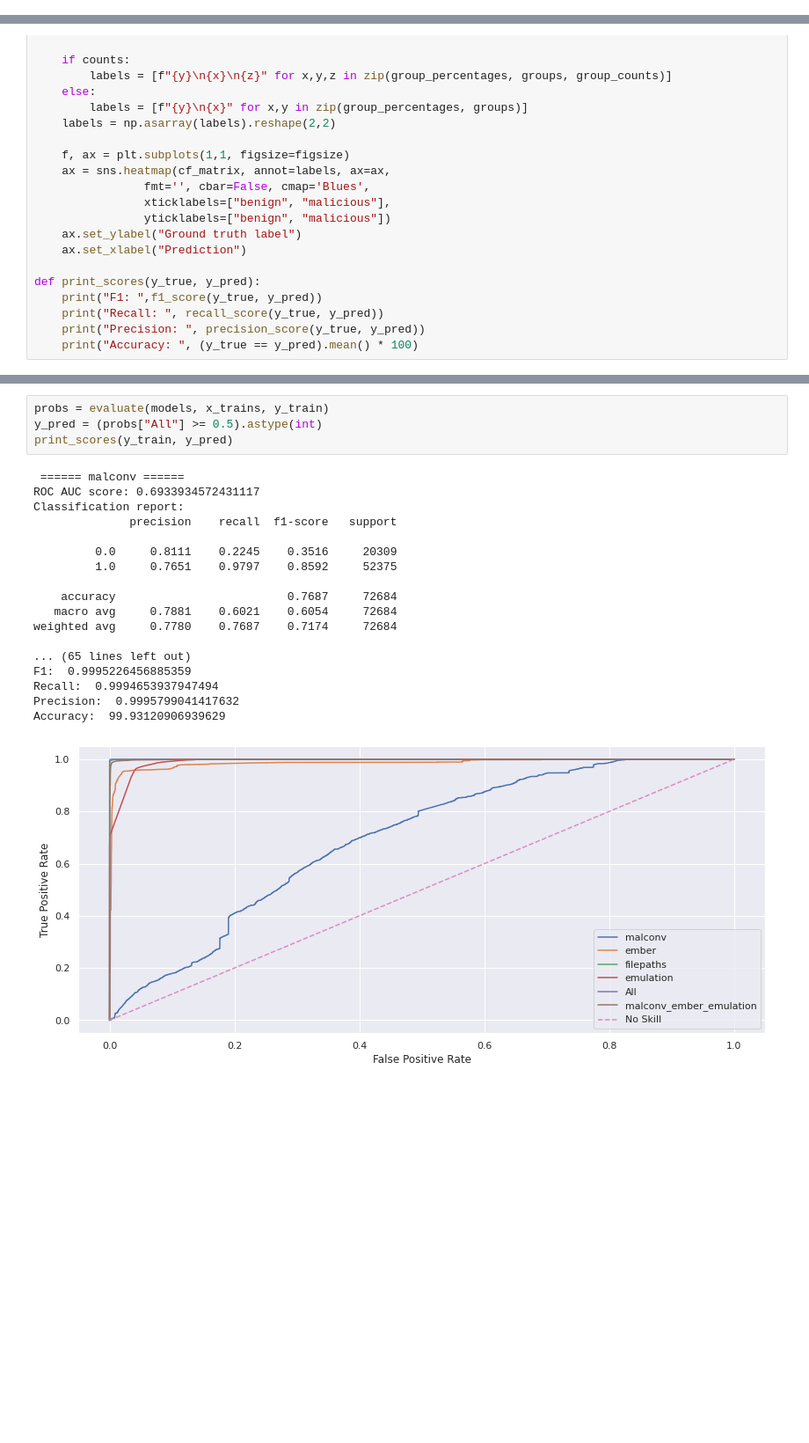
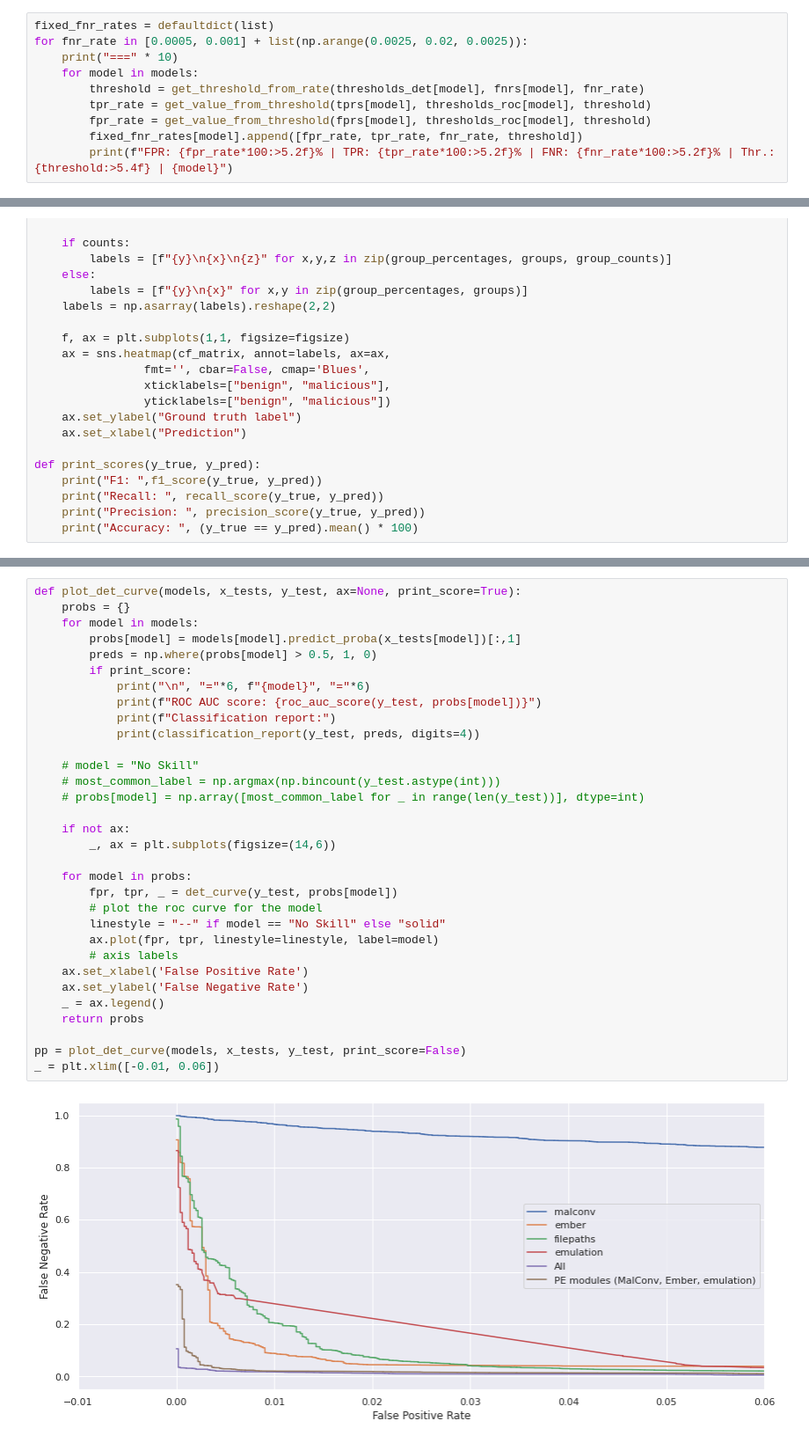
Before and after one commit to dtrizna/quo.vadis, a Jupyter notebook: evaluation/composite/composite_model_evaluation.ipynb, the cells around one changed output, grey strips where cells are left out. Shown: that part at 88% size. Cells and saved outputs as stored; diff of their text form; blank space fills up the shorter version.

```diff
--- a/evaluation/composite/composite_model_evaluation.ipynb
+++ b/evaluation/composite/composite_model_evaluation.ipynb
@@ -156,0 +206,10 @@ weighted avg     0.9749    0.9750    0.9749     18172
+# %%
+fixed_fnr_rates = defaultdict(list)
+for fnr_rate in [0.0005, 0.001] + list(np.arange(0.0025, 0.02, 0.0025)):
+    print("===" * 10)
+    for model in models:
+        threshold = get_threshold_from_rate(thresholds_det[model], fnrs[model], fnr_rate)
+        tpr_rate = get_value_from_threshold(tprs[model], thresholds_roc[model], threshold)
+        fpr_rate = get_value_from_threshold(fprs[model], thresholds_roc[model], threshold)
+        fixed_fnr_rates[model].append([fpr_rate, tpr_rate, fnr_rate, threshold])
+        print(f"FPR: {fpr_rate*100:>5.2f}% | TPR: {tpr_rate*100:>5.2f}% | FNR: {fnr_rate*100:>5.2f}% | Thr.: {threshold:>5.4f} | {model}")
@@ -208,23 +306,34 @@ Accuracy:  98.59674224081004
-# %%
-probs = evaluate(models, x_trains, y_train)
-y_pred = (probs["All"] >= 0.5).astype(int)
-print_scores(y_train, y_pred)
-# %% [output]
- ====== malconv ======
-ROC AUC score: 0.6933934572431117
-Classification report:
-              precision    recall  f1-score   support
-
-         0.0     0.8111    0.2245    0.3516     20309
-         1.0     0.7651    0.9797    0.8592     52375
-
-    accuracy                         0.7687     72684
-   macro avg     0.7881    0.6021    0.6054     72684
-weighted avg     0.7780    0.7687    0.7174     72684
-
-... (65 lines left out)
-F1:  0.9995226456885359
-Recall:  0.9994653937947494
-Precision:  0.9995799041417632
-Accuracy:  99.93120906939629
-[figure, removed]
+# %%
+def plot_det_curve(models, x_tests, y_test, ax=None, print_score=True):
+    probs = {}
+    for model in models:
+        probs[model] = models[model].predict_proba(x_tests[model])[:,1]
+        preds = np.where(probs[model] > 0.5, 1, 0)
+        if print_score:
+            print("\n", "="*6, f"{model}", "="*6)
+            print(f"ROC AUC score: {roc_auc_score(y_test, probs[model])}")
+            print(f"Classification report:")
+            print(classification_report(y_test, preds, digits=4))
+
+    # model = "No Skill"
+    # most_common_label = np.argmax(np.bincount(y_test.astype(int)))
+    # probs[model] = np.array([most_common_label for _ in range(len(y_test))], dtype=int)
+
+    if not ax:
+        _, ax = plt.subplots(figsize=(14,6))
+
+    for model in probs:
+        fpr, tpr, _ = det_curve(y_test, probs[model])
+        # plot the roc curve for the model
+        linestyle = "--" if model == "No Skill" else "solid"
+        ax.plot(fpr, tpr, linestyle=linestyle, label=model)
+        # axis labels
+    ax.set_xlabel('False Positive Rate')
+    ax.set_ylabel('False Negative Rate')
+    _ = ax.legend()
+    return probs
+
+pp = plot_det_curve(models, x_tests, y_test, print_score=False)
+_ = plt.xlim([-0.01, 0.06])
+# %% [output]
+[figure, added]
```
Also changed, not shown: parts of 16 cells of this notebook.
